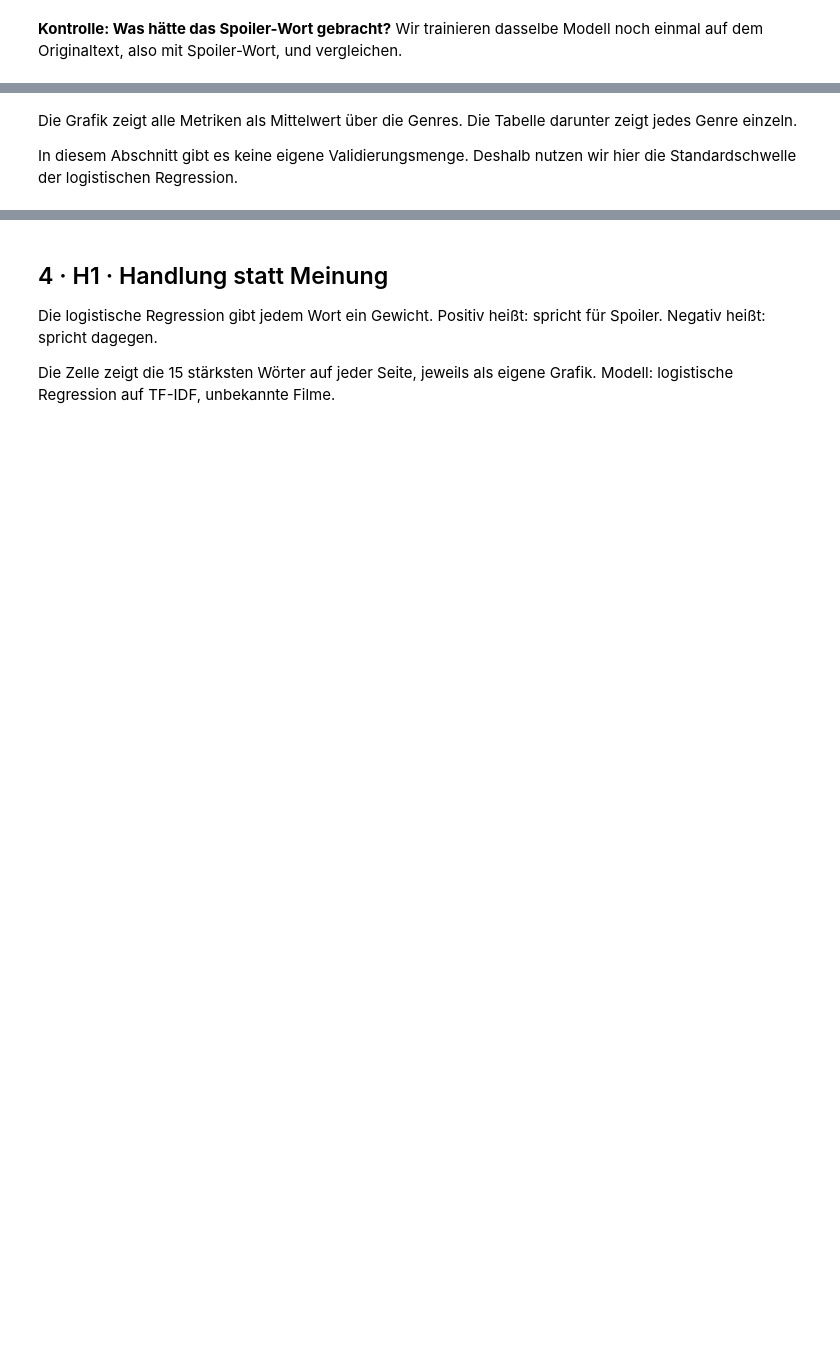
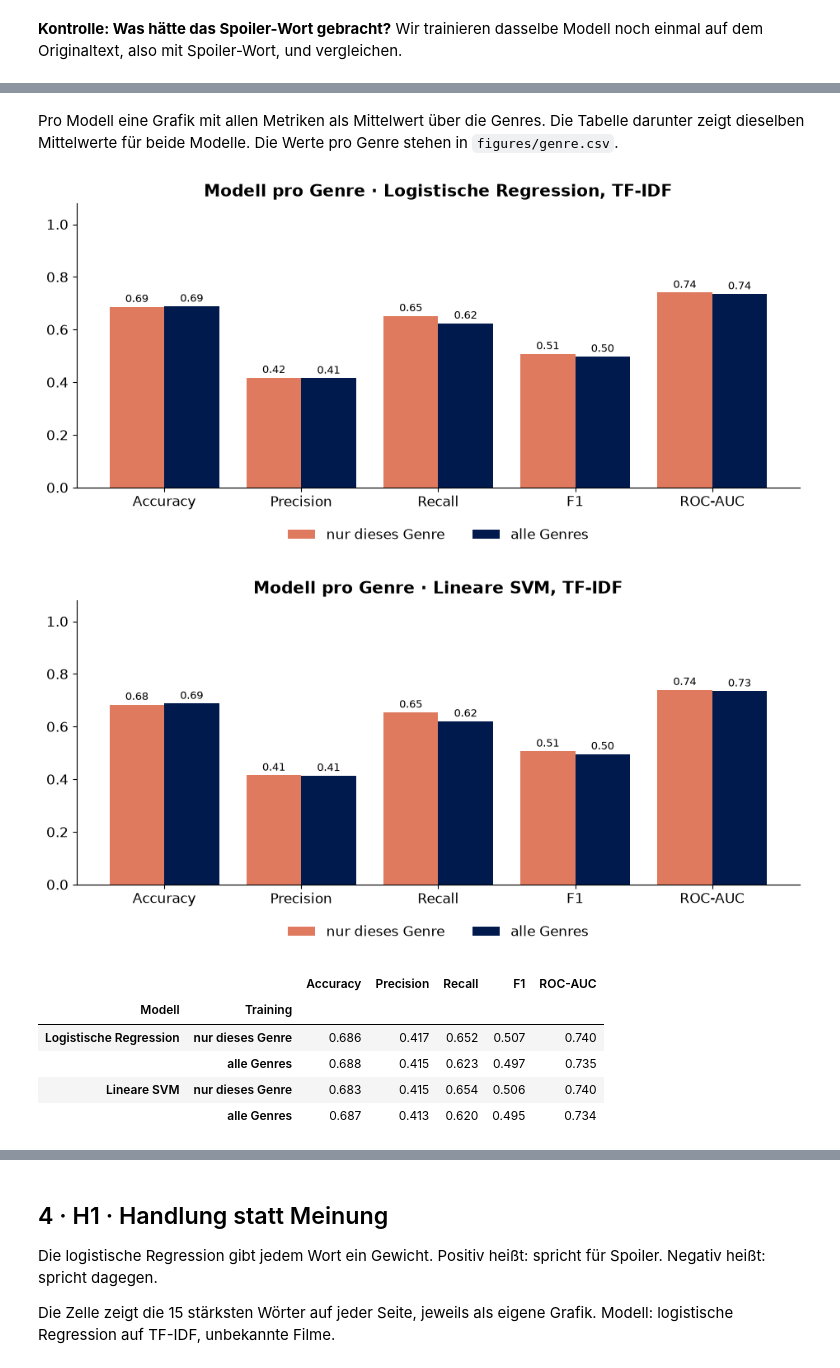
Before and after one commit to Torxanic/anlp-movie-review-spoiler-recognition, a Jupyter notebook: Gruppe_f/code/spoiler_erkennung.ipynb, the cells around one changed output, grey strips where cells are left out. Saved outputs shown, nothing was run; the diff lists cells and outputs as text; code cells hidden in the pictures; blank space fills up the shorter version.

```diff
--- a/Gruppe_f/code/spoiler_erkennung.ipynb
+++ b/Gruppe_f/code/spoiler_erkennung.ipynb
@@ -477,12 +541,9 @@ for metric in METRICS:
 # %%
-fig, ax = plt.subplots(figsize=(6.5, 5.5))
-for model_name in MODELS:
-    run = runs[("Nach Film", "TF-IDF", model_name)]
-    false_alarms, recall, _ = roc_curve(y_test, run["scores"])
-    ax.plot(false_alarms, recall, color=COLORS[model_name], lw=2,
-            label=f"{model_name} (AUC {run['ROC-AUC']:.3f})")
-ax.plot([0, 1], [0, 1], color=RED, ls="--", label="Raten (AUC 0.500)")
-ax.set(title="ROC-Kurven · TF-IDF, unbekannte Filme",
-       xlabel="Anteil Fehlalarme", ylabel="Recall")
-ax.legend(loc="lower right", fontsize=10)
-show(fig, "09_roc_kurven")
+detail = pd.DataFrame(
+    {m: {metric: runs[("Nach Film", "TF-IDF", m)][metric] for metric in METRICS} for m in BEST_MODELS}
+).T.rename_axis("Modell")
+detail.to_csv(FIG_DIR / "detail_metriken.csv")
+display(detail.round(3))
+
+for metric in METRICS:
+    messwerte[f"3 · {metric} (unbekannte Filme, TF-IDF, LogReg)"] = f"{main[metric]:.3f}"
@@ -563,19 +678,33 @@ print("Genres fertig:", ", ".join(genre_result["Gruppe"].unique()))
 # %% [markdown]
-Die Grafik zeigt alle Metriken als Mittelwert über die Genres. Die Tabelle darunter zeigt jedes Genre einzeln.
-
-In diesem Abschnitt gibt es keine eigene Validierungsmenge. Deshalb nutzen wir hier die Standardschwelle der logistischen Regression.
+Pro Modell eine Grafik mit allen Metriken als Mittelwert über die Genres. Die Tabelle darunter zeigt dieselben Mittelwerte für beide Modelle. Die Werte pro Genre stehen in `figures/genre.csv`.
 # %%
-genre_mean = genre_result.groupby("Training", sort=False)[METRICS].mean()
+if len(genre_result) == 0:
+    print("Übersprungen: In den Beispieldaten hat kein Genre genug Rezensionen.")
+else:
+    genre_mean = genre_result.groupby(["Modell", "Training"], sort=False)[METRICS].mean()
 
-fig = metric_bars({name: genre_mean.loc[name] for name in genre_mean.index}, [RED, BLUE],
-                  "Modell pro Genre · logistische Regression, TF-IDF")
-show(fig, "10_genre_metriken")
+    for model_name in BEST_MODELS:
+        values = genre_mean.loc[model_name]
+        fig = metric_bars({name: values.loc[name] for name in values.index}, [RED, BLUE],
+                          f"Modell pro Genre · {model_name}, TF-IDF")
+        show(fig, f"10_genre_{file_part(model_name)}")
 
-genre_table = genre_result.set_index(["Gruppe", "Training"])[METRICS].rename_axis(["Genre", "Training"])
-genre_table.to_csv(FIG_DIR / "genre.csv")
-display(genre_table)
+    genre_mean.to_csv(FIG_DIR / "genre_mittel.csv")
+    (genre_result.set_index(["Gruppe", "Modell", "Training"])[METRICS]
+     .rename_axis(["Genre", "Modell", "Training"]).to_csv(FIG_DIR / "genre.csv"))
+    display(genre_mean.round(3))
 
-for name in genre_mean.index:
-    messwerte[f"3 · F1, Training „{name}“"] = f"{genre_mean.at[name, 'F1']:.3f}"
-    messwerte[f"3 · ROC-AUC, Training „{name}“"] = f"{genre_mean.at[name, 'ROC-AUC']:.3f}"
+    for name in ["nur dieses Genre", "alle Genres"]:
+        row = genre_mean.loc[("Logistische Regression", name)]
+        messwerte[f"3 · F1, Training „{name}“ (LogReg)"] = f"{row['F1']:.3f}"
+        messwerte[f"3 · ROC-AUC, Training „{name}“ (LogReg)"] = f"{row['ROC-AUC']:.3f}"
+# %% [output]
+[figure, added]
+[figure, added]
+|  |  | Accuracy | Precision | Recall | F1 | ROC-AUC |
+| Modell | Training |  |  |  |  |  |
+| Logistische Regression | nur dieses Genre | 0.686 | 0.417 | 0.652 | 0.507 | 0.740 |
+|  | alle Genres | 0.688 | 0.415 | 0.623 | 0.497 | 0.735 |
+| Lineare SVM | nur dieses Genre | 0.683 | 0.415 | 0.654 | 0.506 | 0.740 |
+|  | alle Genres | 0.687 | 0.413 | 0.620 | 0.495 | 0.734 |
 # %% [markdown]
```
Also changed, not shown: parts of 41 cells of this notebook, 3 other files.
